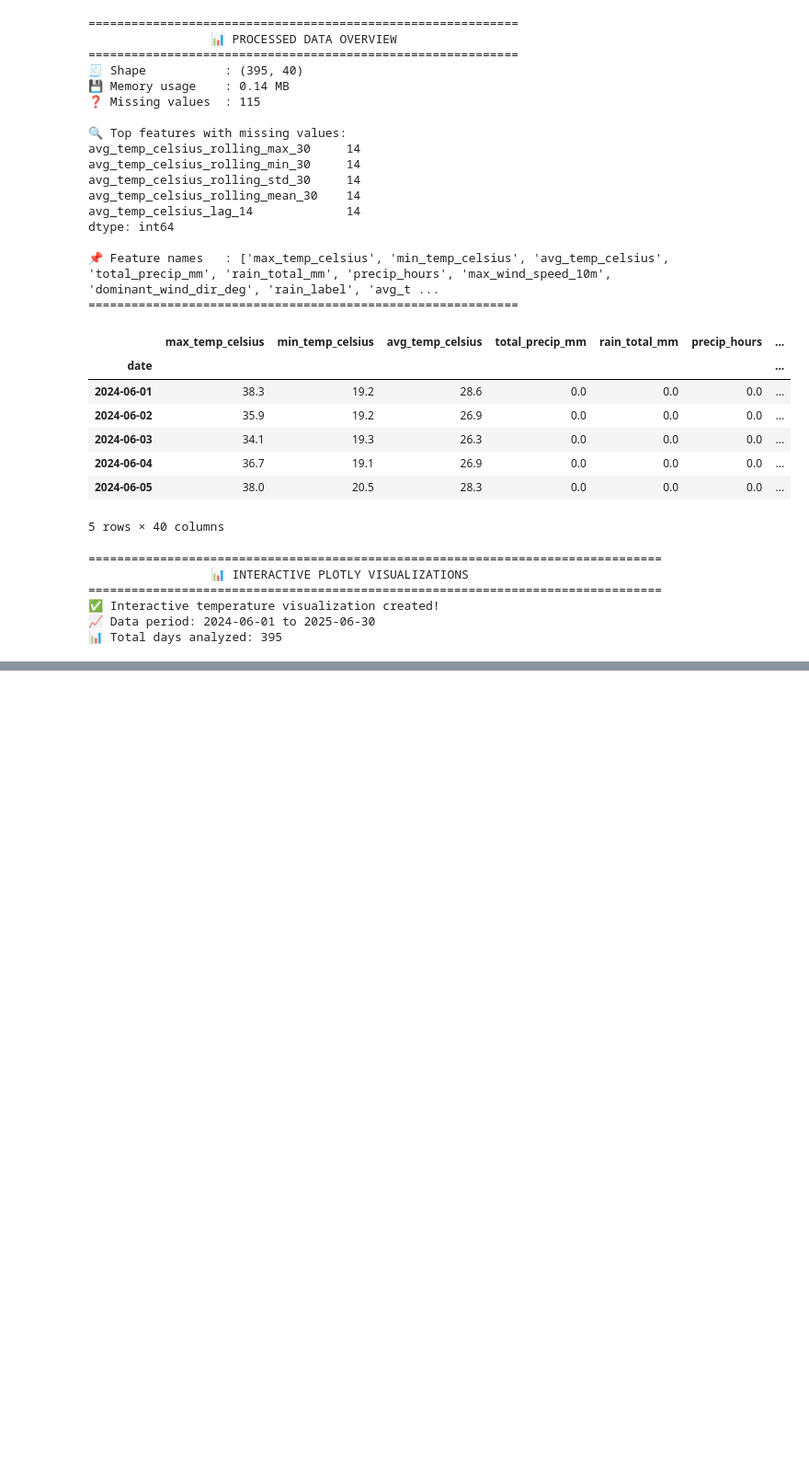
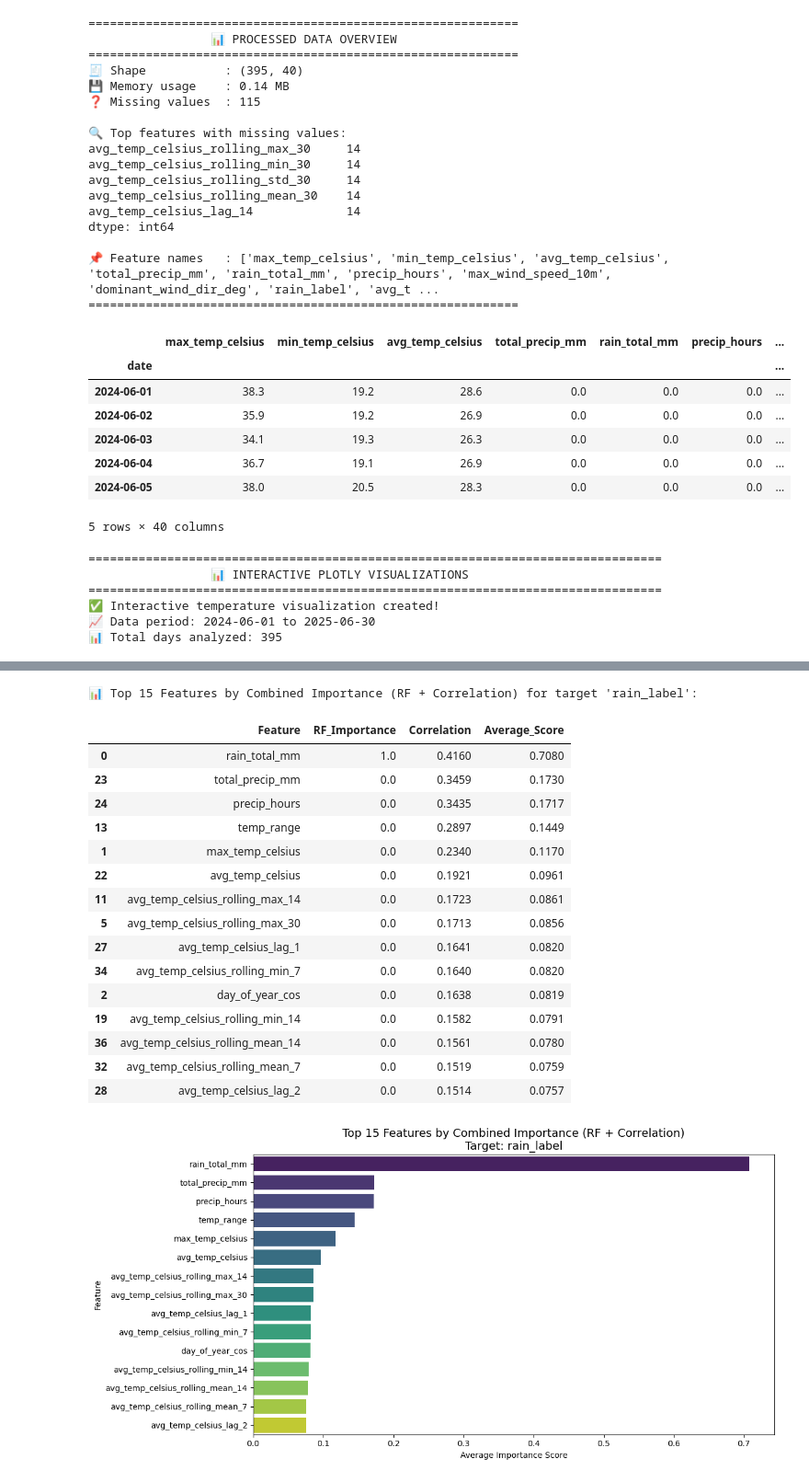
Before and after one commit to Abdelrhman941/Weather-Forecasting-Project, a Jupyter notebook: notebooks/code.ipynb, the cells around one changed output, grey strips where cells are left out. Shown at 92% size. Cells and saved outputs as stored; diff of their text form; code cells hidden in the pictures; blank space fills up the shorter version.

```diff
--- a/notebooks/code.ipynb
+++ b/notebooks/code.ipynb
@@ -787,0 +979,21 @@ print(f"📊 Total days analyzed: {len(df)}")
+# %%
+feature_import_clf_df = get_feature_importance_with_correlation(df, target_col=target_col_clf)
+# %% [output]
+📊 Top 15 Features by Combined Importance (RF + Correlation) for target 'rain_label':
+|  | Feature | RF_Importance | Correlation | Average_Score |
+| 0 | rain_total_mm | 1.0 | 0.4160 | 0.7080 |
+| 23 | total_precip_mm | 0.0 | 0.3459 | 0.1730 |
+| 24 | precip_hours | 0.0 | 0.3435 | 0.1717 |
+| 13 | temp_range | 0.0 | 0.2897 | 0.1449 |
+| 1 | max_temp_celsius | 0.0 | 0.2340 | 0.1170 |
+| 22 | avg_temp_celsius | 0.0 | 0.1921 | 0.0961 |
+| 11 | avg_temp_celsius_rolling_max_14 | 0.0 | 0.1723 | 0.0861 |
+| 5 | avg_temp_celsius_rolling_max_30 | 0.0 | 0.1713 | 0.0856 |
+| 27 | avg_temp_celsius_lag_1 | 0.0 | 0.1641 | 0.0820 |
+| 34 | avg_temp_celsius_rolling_min_7 | 0.0 | 0.1640 | 0.0820 |
+| 2 | day_of_year_cos | 0.0 | 0.1638 | 0.0819 |
+| 19 | avg_temp_celsius_rolling_min_14 | 0.0 | 0.1582 | 0.0791 |
+| 36 | avg_temp_celsius_rolling_mean_14 | 0.0 | 0.1561 | 0.0780 |
+| 32 | avg_temp_celsius_rolling_mean_7 | 0.0 | 0.1519 | 0.0759 |
+| 28 | avg_temp_celsius_lag_2 | 0.0 | 0.1514 | 0.0757 |
+[figure, added]
```
Also changed, not shown: parts of 20 cells of this notebook.
